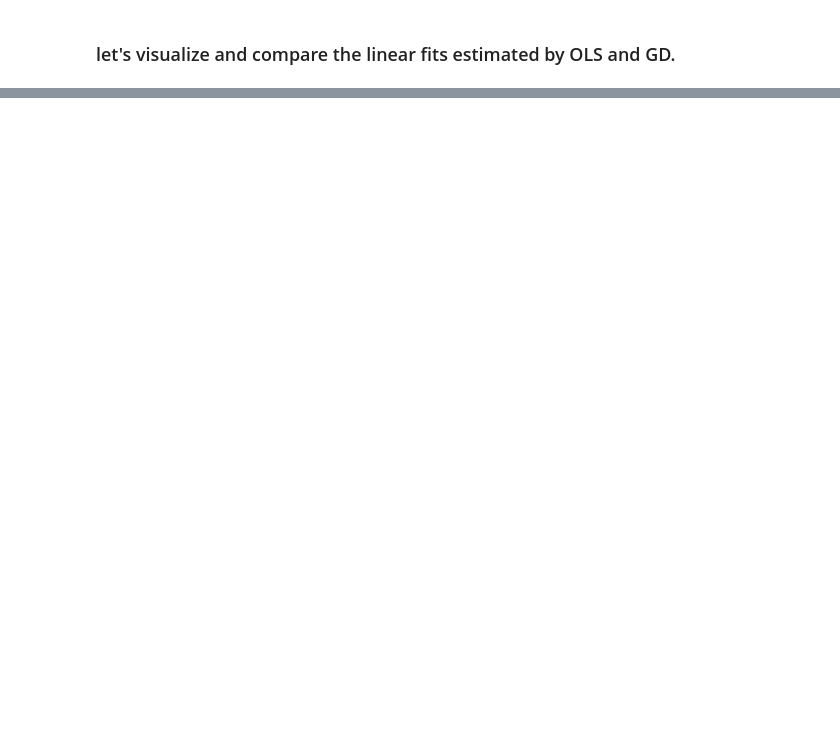
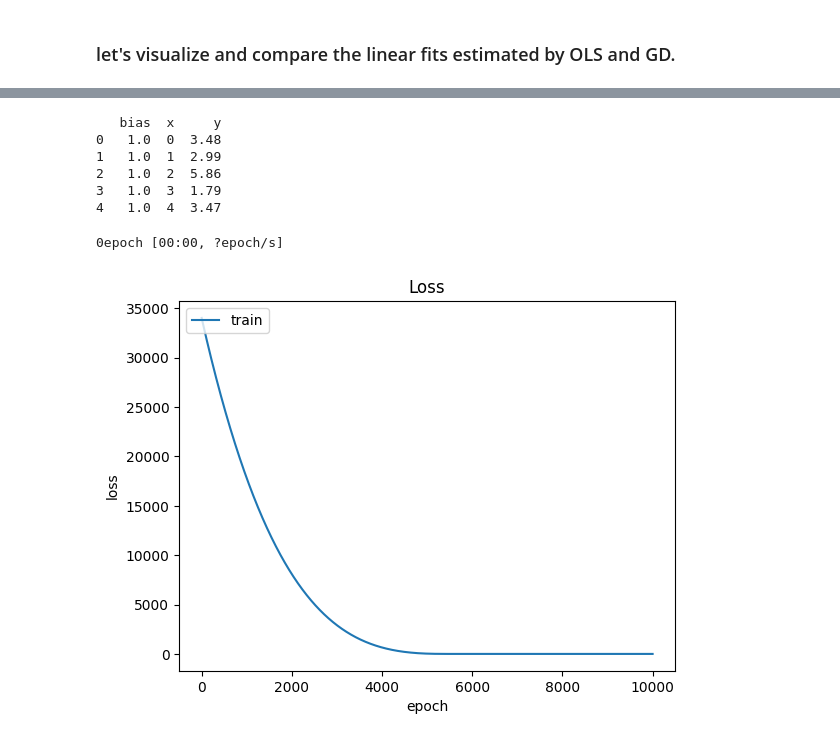
Before and after one commit to sudarsun/DA5401-2024, a Jupyter notebook: Assignment2-Solution.ipynb, the cells around one changed output, grey strips where cells are left out. Drawn from its saved outputs; the diff is of its cells as text; code cells hidden in the pictures; blank space fills up the shorter version.

```diff
--- a/Assignment2-Solution.ipynb
+++ b/Assignment2-Solution.ipynb
@@ -547,0 +589,10 @@ plt.show()
+# %%
+inputs = layers.Input((1,), dtype=tf.float32, name='input')
+d1 = layers.Dense(1, name='sinusoidal_feature', activation="sinusoid", use_bias=False)(inputs)
+#d11 = Sinusoid()(d1)
+d2 = layers.Dense(1, name='linear_feature', activation="linear", use_bias=False)(inputs)
+d3 = layers.Dense(1, name='scaled_sinusoid', activation="linear", use_bias=False)(d1) #d11
+output = layers.Dense(1, name='output', activation='linear')(layers.add((d2, d3)))
+model = tf.keras.Model(inputs, output, name='regressor')
+model.compile(optimizer = tf.keras.optimizers.Adam(learning_rate=0.00001), loss='mean_squared_error')
+model.summary()
@@ -547,0 +617,25 @@ plt.show()
+# %%
+print(y2df.head())
+yy = np.array(y2df.y)
+xx = np.array(y2df[["x"]])  # no need for "bias", as our GD method factors it already.
+reg_ds = tf.data.Dataset.from_tensor_slices((xx, yy)).batch(10)
+# %% [output]
+   bias  x     y
+0   1.0  0  3.48
+1   1.0  1  2.99
+2   1.0  2  5.86
+3   1.0  3  1.79
+4   1.0  4  3.47
+# %%
+from tqdm.keras import TqdmCallback
+
+history = model.fit(reg_ds, epochs = 10000, verbose=0, callbacks=[TqdmCallback(verbose=1)])
+plt.plot(history.history['loss'])
+plt.title('Loss')
+plt.ylabel('loss')
+plt.xlabel('epoch')
+plt.legend(['train'], loc='upper left')
+plt.show()
+# %% [output]
+0epoch [00:00, ?epoch/s]
+[figure, added]
```
Also changed, not shown: parts of 17 cells of this notebook.
